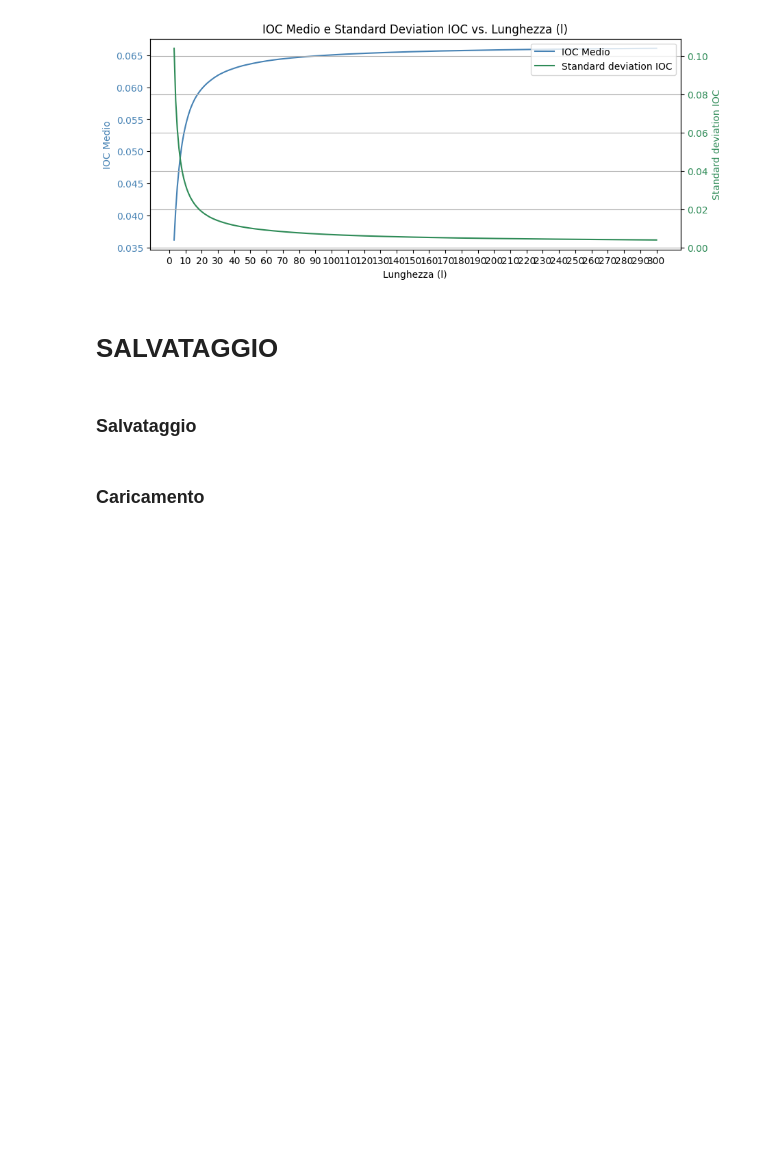
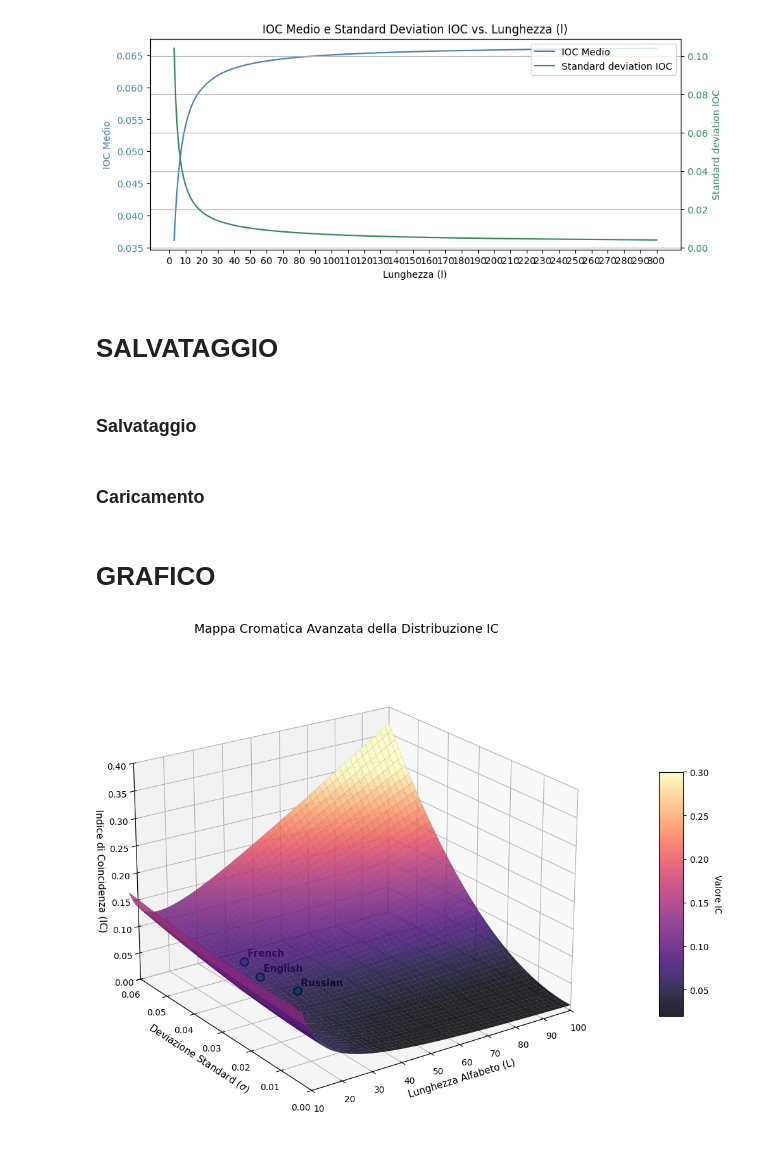
Before and after one commit to Malotrou/Zodiac_linguistic_analysis, a Jupyter notebook: Z340_analysis_jarvle.ipynb, the cells around one changed output. Cells and saved outputs as stored; diff of their text form; code cells hidden in the pictures; blank space fills up the shorter version.

Commit message:
Aggiunto grafico IoC

```diff
--- a/Z340_analysis_jarvle.ipynb
+++ b/Z340_analysis_jarvle.ipynb
@@ -1086,3 +1086,75 @@ if os.path.exists(percorso_file):
         print(f"❌ Errore durante il caricamento: {e}")
 else:
     print(f"⚠️ File non trovato: {percorso_file}. Hai eseguito il salvataggio la volta scorsa?")
+# %% [markdown]
+# GRAFICO
+# %%
+import numpy as np
+import matplotlib.pyplot as plt
+from matplotlib import cm
+from matplotlib.colors import Normalize
+
+# Definizione della funzione
+def calculate_ioc_from_std(L, std):
+    return L * (std**2) + 1/L
+
+# --- RANGE ---
+L_vec = np.linspace(7, 100, 250) # Più risoluzione
+std_vec = np.linspace(0, 0.06, 250)
+
+L_grid, std_grid = np.meshgrid(L_vec, std_vec)
+IOC_grid = calculate_ioc_from_std(L_grid, std_grid)
+
+# Vincolo IC <= 1
+IOC_grid[IOC_grid > 1] = np.nan
+
+# --- DATI LINGUE ---
+lingue = [
+    (26, np.sqrt(0.0011), 'English'),
+    (26, np.sqrt(0.0015), 'French'),
+    (32, np.sqrt(0.0007), 'Russian')
+]
+
+fig = plt.figure(figsize=(14, 10))
+ax = fig.add_subplot(111, projection='3d')
+
+# Creiamo una normalizzazione specifica per il range 0 - 0.4
+# Questo costringe la mappa colori a usare tutto il suo spettro in questo intervallo
+norm = Normalize(vmin=0.02, vmax=0.3)
+
+# Plot della superficie con mappa 'magma' per massimo contrasto
+surf = ax.plot_surface(L_grid, std_grid, IOC_grid,
+                       cmap=cm.magma,
+                       norm=norm,         # Applichiamo la normalizzazione
+                       linewidth=0.05,     # Linee griglia ancora più sottili per eleganza
+                       edgecolor='black',
+                       antialiased=True,
+                       alpha=0.85)        # Leggermente meno trasparente per esaltare il colore
+
+# Punti delle lingue
+for l_val, s_val, nome in lingue:
+    ioc_val = calculate_ioc_from_std(l_val, s_val)
+    ax.scatter(l_val, s_val, ioc_val, color='cyan', s=80, edgecolors='black', linewidth=1.5, zorder=20)
+    ax.text(l_val, s_val, ioc_val + 0.01, f' {nome}', size=11, weight='bold', color='black')
+
+# Personalizzazione Assi
+ax.set_xlabel('Lunghezza Alfabeto (L)', fontsize=11)
+ax.set_ylabel('Deviazione Standard ($\sigma$)', fontsize=11)
+ax.set_zlabel('Indice di Coincidenza (IC)', fontsize=11)
+ax.set_title('Mappa Cromatica Avanzata della Distribuzione IC', fontsize=14, pad=20)
+
+# Limiti richiesti
+ax.set_zlim(0, 0.4)
+ax.set_ylim(0, 0.06)
+ax.set_xlim(10, 100)
+
+# Angolazione per enfatizzare la "valle" iperbolica
+ax.view_init(elev=22, azim=-125)
+
+# Barra colore con etichette chiare
+cbar = fig.colorbar(surf, shrink=0.5, aspect=10, pad=0.1)
+cbar.set_label('Valore IC', rotation=270, labelpad=15)
+
+plt.show()
+# %% [output]
+[figure, added]
```
